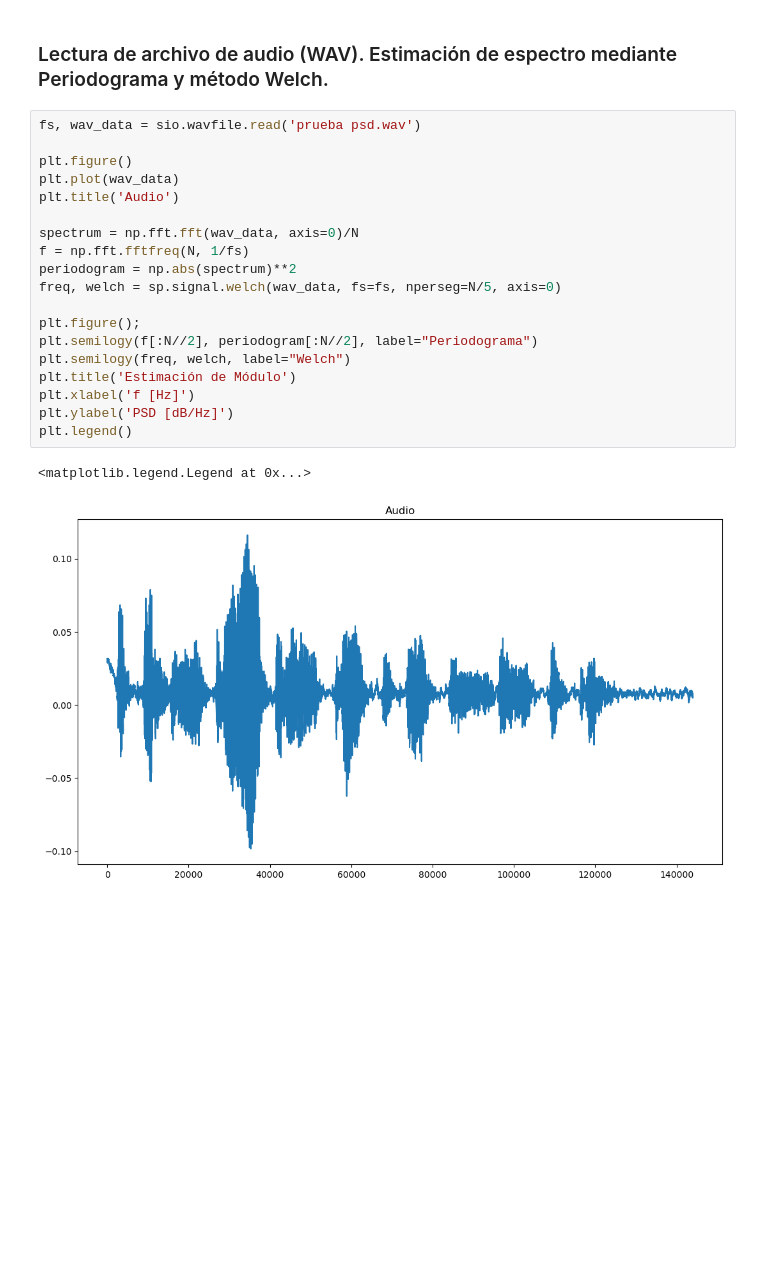
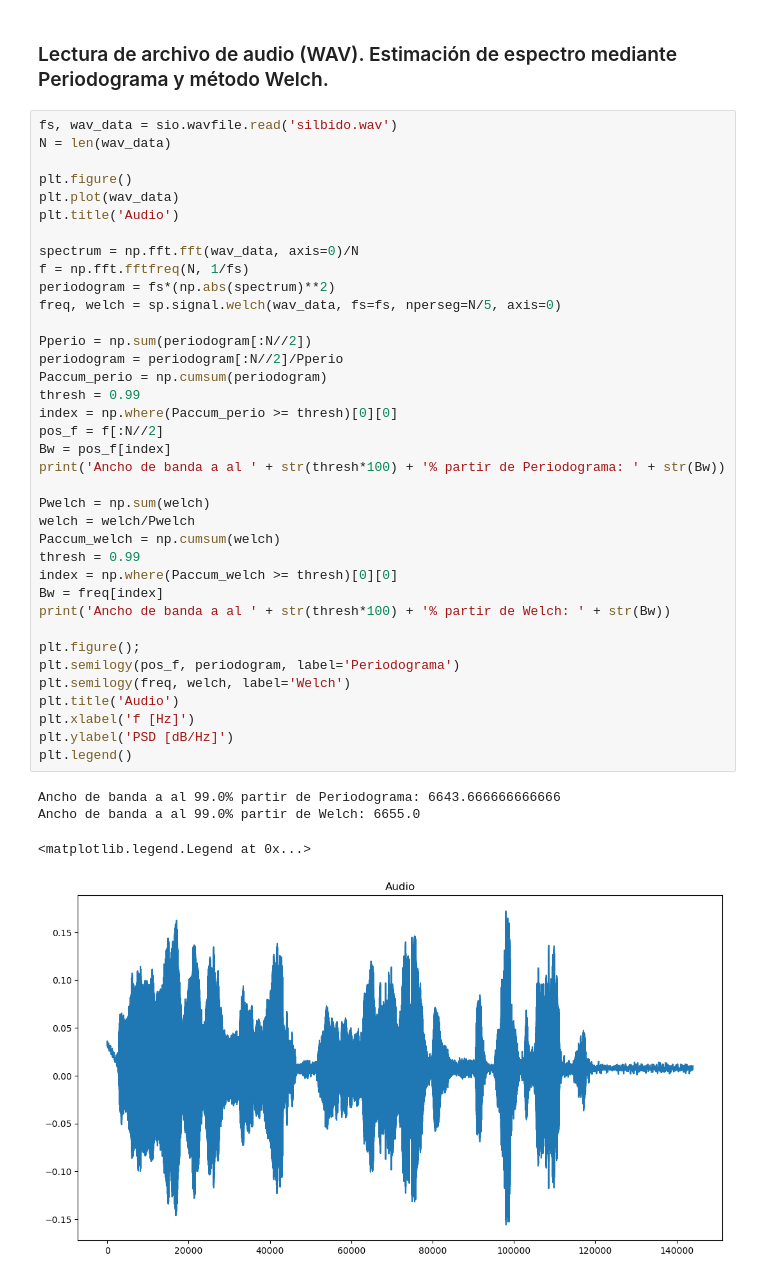
Before and after one commit to esilvaUTN/PDS, a Jupyter notebook: ts/TS7/ts7_Signals_Spectrum.ipynb, the cells around one changed output. Saved outputs shown, nothing was run; the diff lists cells and outputs as text; blank space fills up the shorter version.

```diff
--- a/ts/TS7/ts7_Signals_Spectrum.ipynb
+++ b/ts/TS7/ts7_Signals_Spectrum.ipynb
@@ -80,24 +119,44 @@ plt.legend()
 # %% [markdown]
 ### Lectura de archivo de audio (WAV). Estimación de espectro mediante Periodograma y método Welch.
 # %%
-fs, wav_data = sio.wavfile.read('prueba psd.wav')
+fs, wav_data = sio.wavfile.read('silbido.wav')
+N = len(wav_data)
 
 plt.figure()
 plt.plot(wav_data)
 plt.title('Audio')
 
 spectrum = np.fft.fft(wav_data, axis=0)/N
 f = np.fft.fftfreq(N, 1/fs)
-periodogram = np.abs(spectrum)**2
+periodogram = fs*(np.abs(spectrum)**2)
 freq, welch = sp.signal.welch(wav_data, fs=fs, nperseg=N/5, axis=0)
 
+Pperio = np.sum(periodogram[:N//2])
+periodogram = periodogram[:N//2]/Pperio
+Paccum_perio = np.cumsum(periodogram)
+thresh = 0.99
+index = np.where(Paccum_perio >= thresh)[0][0]
+pos_f = f[:N//2]
+Bw = pos_f[index]
+print('Ancho de banda a al ' + str(thresh*100) + '% partir de Periodograma: ' + str(Bw))
+
+Pwelch = np.sum(welch)
+welch = welch/Pwelch
+Paccum_welch = np.cumsum(welch)
+thresh = 0.99
+index = np.where(Paccum_welch >= thresh)[0][0]
+Bw = freq[index]
+print('Ancho de banda a al ' + str(thresh*100) + '% partir de Welch: ' + str(Bw))
+
 plt.figure();
-plt.semilogy(f[:N//2], periodogram[:N//2], label="Periodograma")
-plt.semilogy(freq, welch, label="Welch")
-plt.title('Estimación de Módulo')
+plt.semilogy(pos_f, periodogram, label='Periodograma')
+plt.semilogy(freq, welch, label='Welch')
+plt.title('Audio')
 plt.xlabel('f [Hz]')
 plt.ylabel('PSD [dB/Hz]')
 plt.legend()
 # %% [output]
-<matplotlib.legend.Legend at 0x...>
+Ancho de banda a al 99.0% partir de Periodograma: 6643.666666666666
+Ancho de banda a al 99.0% partir de Welch: 6655.0
+<matplotlib.legend.Legend at 0x...>
-[figure, old version]
+[figure, new version]
```
Also changed, not shown: parts of 5 cells of this notebook, 1 other file.
